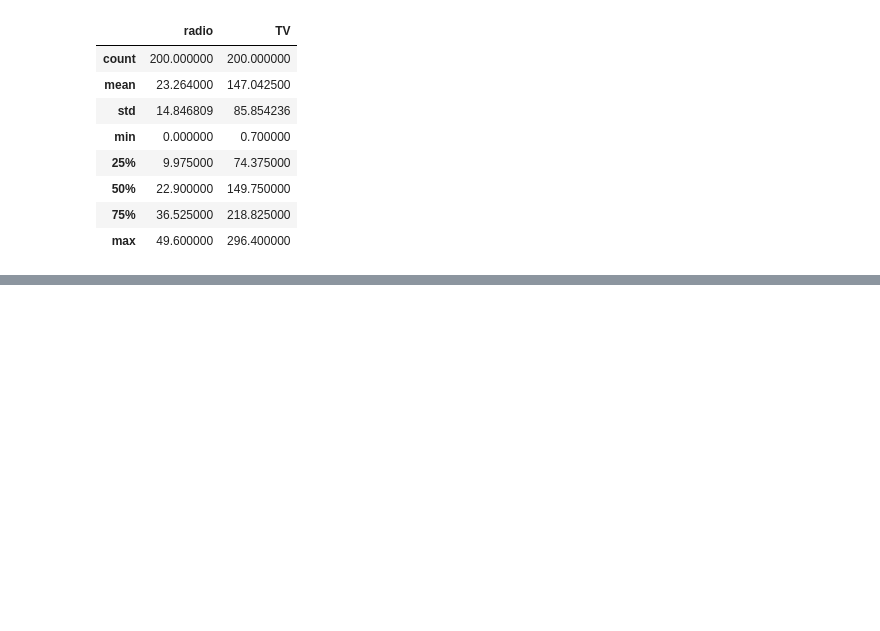
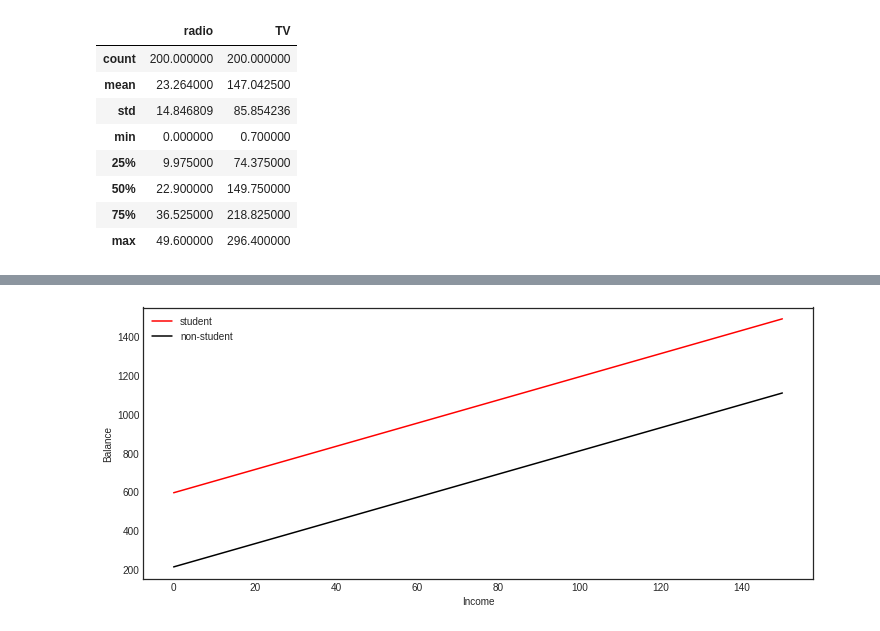
Before and after one commit to kuhnen/ML-exercises, a Jupyter notebook: ISRL-Python/Chapter_3.ipynb, the cells around one changed output, grey strips where cells are left out. Saved outputs shown, nothing was run; the diff lists cells and outputs as text; code cells hidden in the pictures; blank space fills up the shorter version.

```diff
--- a/ISRL-Python/Chapter_3.ipynb
+++ b/ISRL-Python/Chapter_3.ipynb
@@ -349,0 +392,9 @@ ax.set_zlabel('Sales')
+# %%
+est1 = smf.ols('Balance ~ Income + Student2', credit).fit()
+reg1 = est1.params
+est2 = smf.ols('Balance ~ Income + Income*Student2', credit).fit()
+reg2 = est2.params
+print('Regression 1 - without interaction term')
+print(reg1)
+print('\nRegression 2 - with interactino term')
+print(reg2)
@@ -349,0 +414,24 @@ ax.set_zlabel('Sales')
+# %%
+#Income (x-axis)
+IncomeRange = np.linspace(0, 150)
+
+
+# Balance without interaction term (y-axis)
+xline_min_income = reg1['Intercept'] + reg1['Student2']
+xline_max_income = reg1['Intercept'] + reg1['Student2'] + 150*reg1['Income']
+student1 = np.linspace(xline_min_income, xline_max_income)
+no_student1 = np.linspace(reg1['Intercept'], reg1['Intercept'] + 150*reg1['Income'])
+# Balance with iteraction term (y-axis)
+#TODO
+
+#create plot
+fig, (ax1) = plt.subplots(1,1, figsize=(12,5))
+ax1.plot(IncomeRange, student1, 'r', IncomeRange, no_student1, 'k')
+
+for ax in fig.axes:
+    ax.legend(['student', 'non-student'], loc=2)
+    ax.set_xlabel('Income')
+    ax.set_ylabel('Balance')
+    ax.set_ylim(top=1550)
+# %% [output]
+[figure, added]
```
Also changed, not shown: parts of 18 cells of this notebook, 1 other file.
